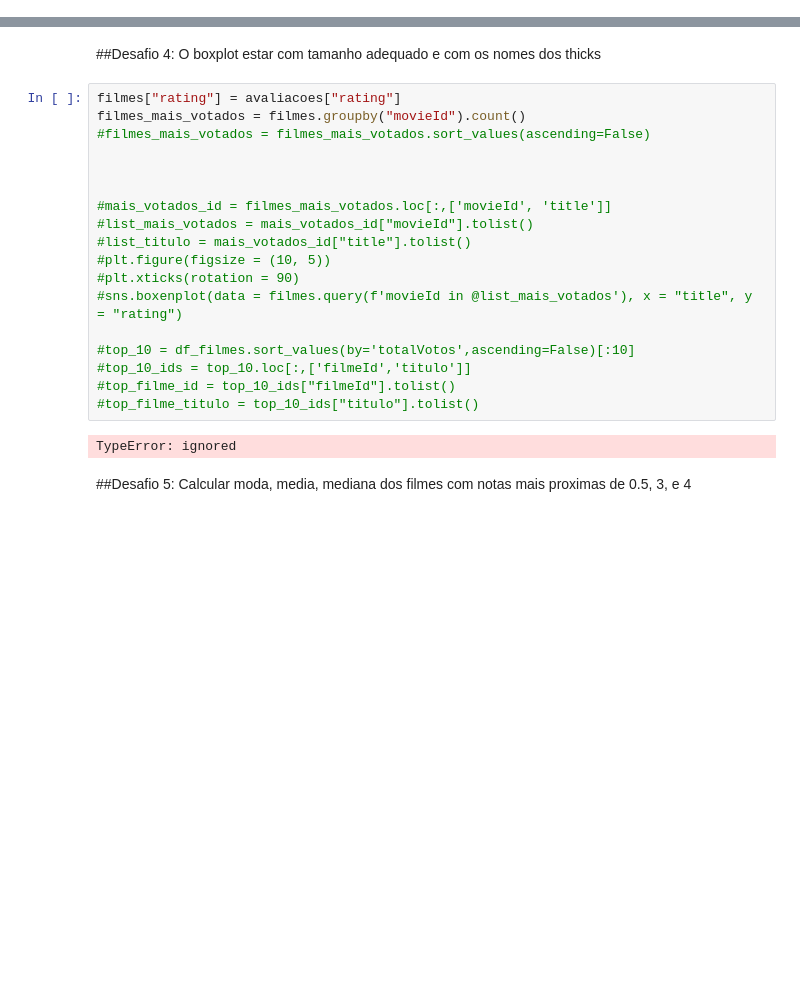
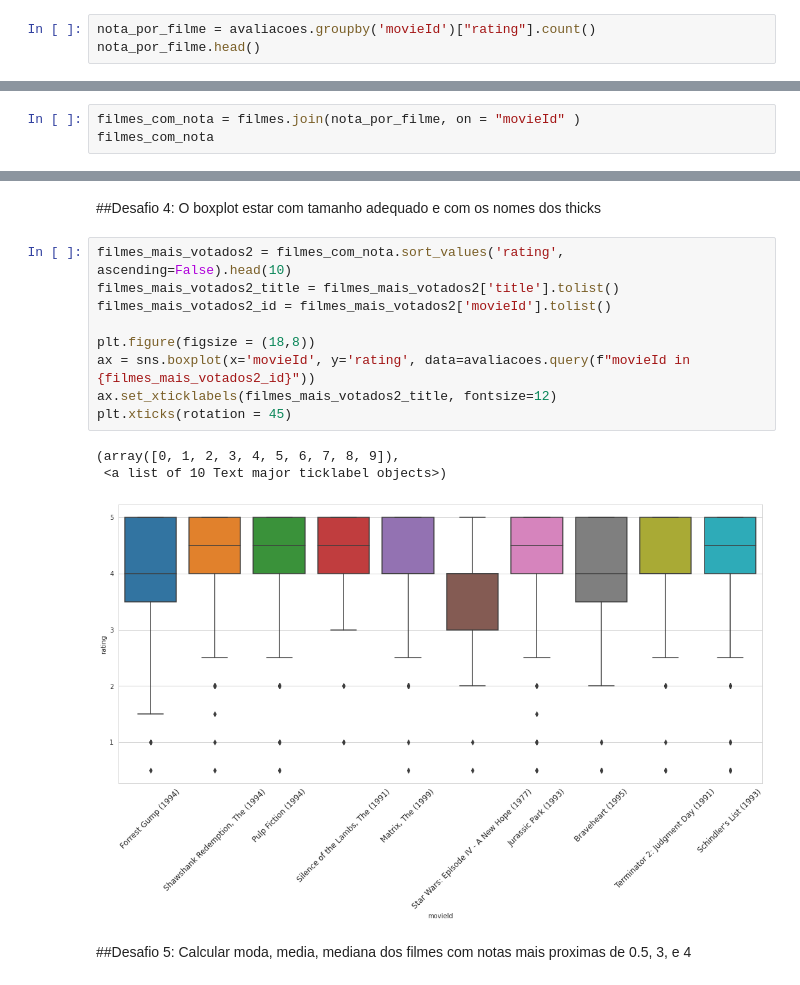
Before and after one commit to olimpiojunior/Dados-Goggle-Colaboratory, a Jupyter notebook: Olimpio_Aula_02.ipynb, the cells around one changed output, grey strips where cells are left out. Drawn from its saved outputs; the diff is of its cells as text; blank space fills up the shorter version.

```diff
--- a/Olimpio_Aula_02.ipynb
+++ b/Olimpio_Aula_02.ipynb
@@ -34,3 +34,6 @@ avaliacoes.head(15)
 | 12 | 1 | 223 | 3.0 | 964980985 |
 | 13 | 1 | 231 | 5.0 | 964981179 |
 | 14 | 1 | 235 | 4.0 | 964980908 |
+# %%
+nota_por_filme = avaliacoes.groupby('movieId')["rating"].count()
+nota_por_filme.head()
@@ -36,0 +48,3 @@ avaliacoes.head(15)
+# %%
+filmes_com_nota = filmes.join(nota_por_filme, on = "movieId" )
+filmes_com_nota
@@ -124,25 +152,18 @@ sns.boxplot(data = avaliacoes.query(f'movieId in @list_mais_votados'), x = "movi
 [figure]
 # %% [markdown]
 ##Desafio 4: O boxplot estar com tamanho adequado e com os nomes dos thicks
-# %%
-filmes["rating"] = avaliacoes["rating"]
-filmes_mais_votados = filmes.groupby("movieId").count()
-#filmes_mais_votados = filmes_mais_votados.sort_values(ascending=False)
-
-
-
-#mais_votados_id = filmes_mais_votados.loc[:,['movieId', 'title']]
-#list_mais_votados = mais_votados_id["movieId"].tolist()
-#list_titulo = mais_votados_id["title"].tolist()
-#plt.figure(figsize = (10, 5))
-#plt.xticks(rotation = 90)
-#sns.boxenplot(data = filmes.query(f'movieId in @list_mais_votados'), x = "title", y = "rating")
-
-#top_10 = df_filmes.sort_values(by='totalVotos',ascending=False)[:10]
-#top_10_ids = top_10.loc[:,['filmeId','titulo']]
-#top_filme_id = top_10_ids["filmeId"].tolist()
-#top_filme_titulo = top_10_ids["titulo"].tolist()
-# %% [output]
-TypeError: ignored
+# %%
+filmes_mais_votados2 = filmes_com_nota.sort_values('rating', ascending=False).head(10)
+filmes_mais_votados2_title = filmes_mais_votados2['title'].tolist()
+filmes_mais_votados2_id = filmes_mais_votados2['movieId'].tolist()
+
+plt.figure(figsize = (18,8))
+ax = sns.boxplot(x='movieId', y='rating', data=avaliacoes.query(f"movieId in {filmes_mais_votados2_id}"))
+ax.set_xticklabels(filmes_mais_votados2_title, fontsize=12)
+plt.xticks(rotation = 45)
+# %% [output]
+(array([0, 1, 2, 3, 4, 5, 6, 7, 8, 9]),
+ <a list of 10 Text major ticklabel objects>)
+[figure, added]
 # %% [markdown]
 ##Desafio 5: Calcular moda, media, mediana dos filmes com notas mais proximas de 0.5, 3, e 4
```
Also changed, not shown: parts of 14 cells of this notebook.
